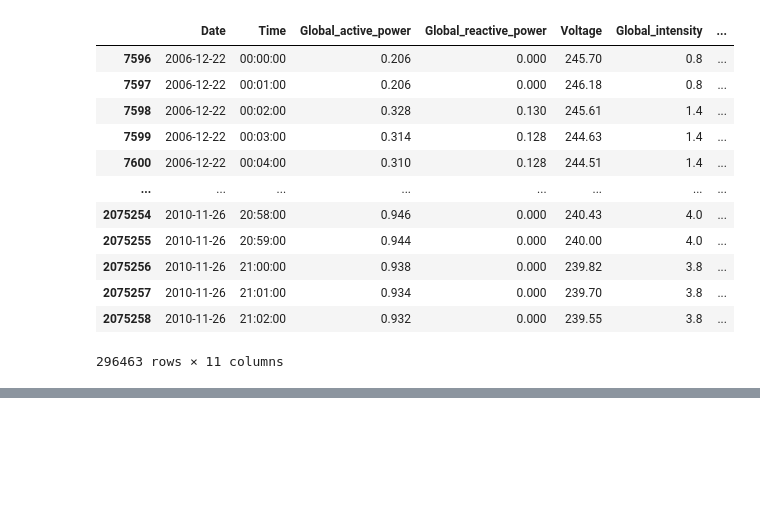
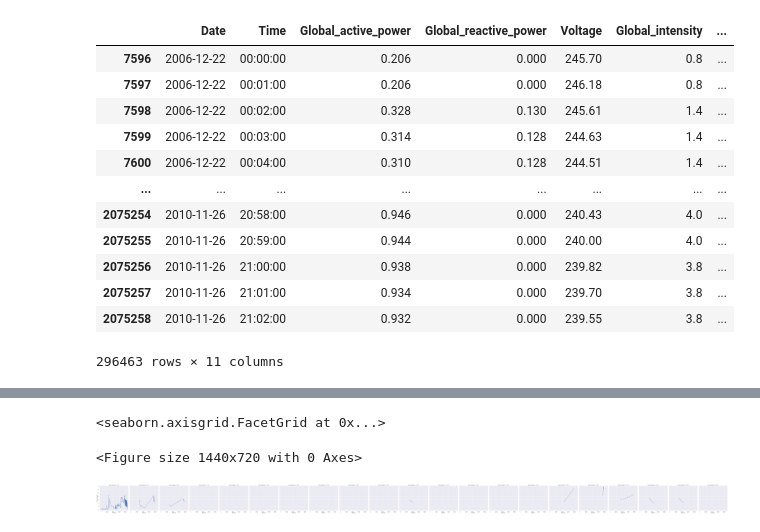
Before and after one commit to tech-david/DSC570, a Jupyter notebook: Topic5/Topic5.ipynb, the cells around one changed output, grey strips where cells are left out. Cells and saved outputs as stored; diff of their text form; code cells hidden in the pictures; blank space fills up the shorter version.

Commit message:
lotta code
implemented normalization, model, found global maxima and 20 minutes after, found local minima

```diff
--- a/Topic5/Topic5.ipynb
+++ b/Topic5/Topic5.ipynb
@@ -156,0 +170,11 @@ sns.lineplot(data=friday_dec_22,
+# %%
+plt.figure(figsize=(20,10))
+sns.relplot(data=friday_dec_22,
+           x='Seconds',
+           y='Global_intensity',
+           col='Sub_metering_1',
+           kind='line')
+# %% [output]
+<seaborn.axisgrid.FacetGrid at 0x...>
+<Figure size 1440x720 with 0 Axes>
+[figure, added]
```
Also changed, not shown: parts of 99 cells of this notebook.
